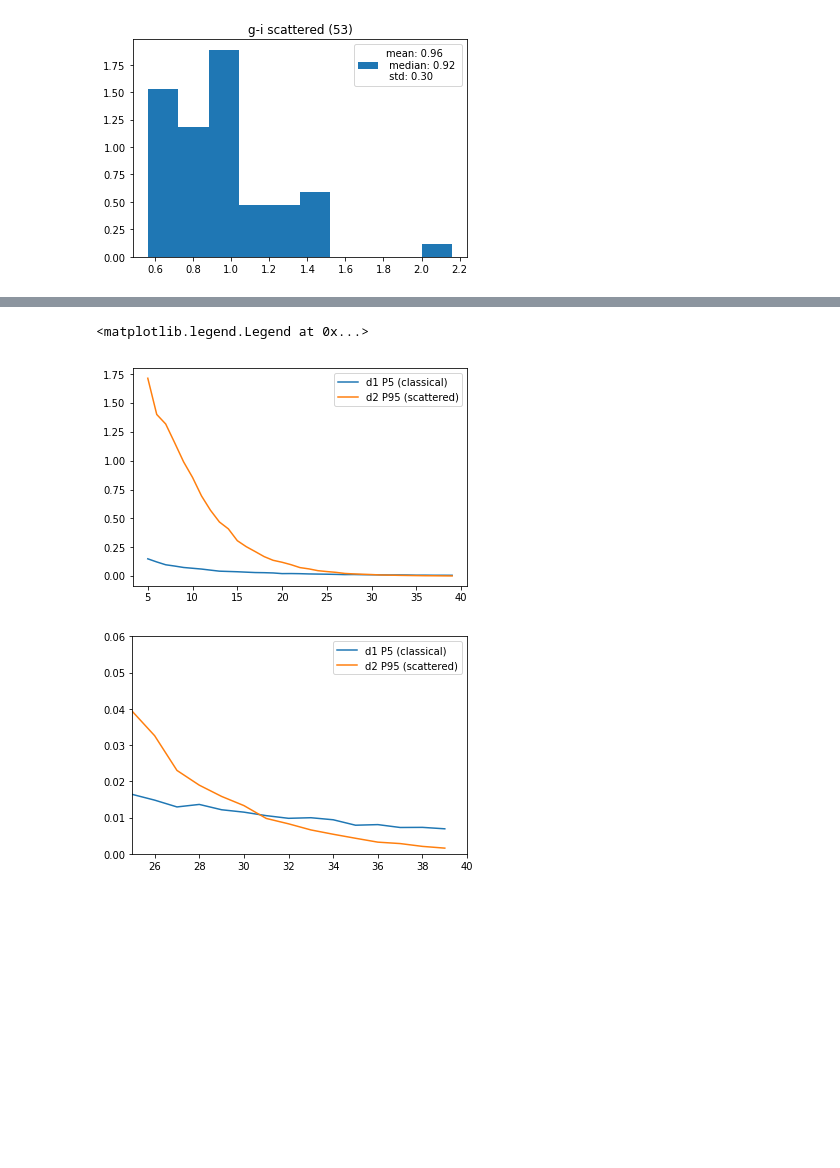
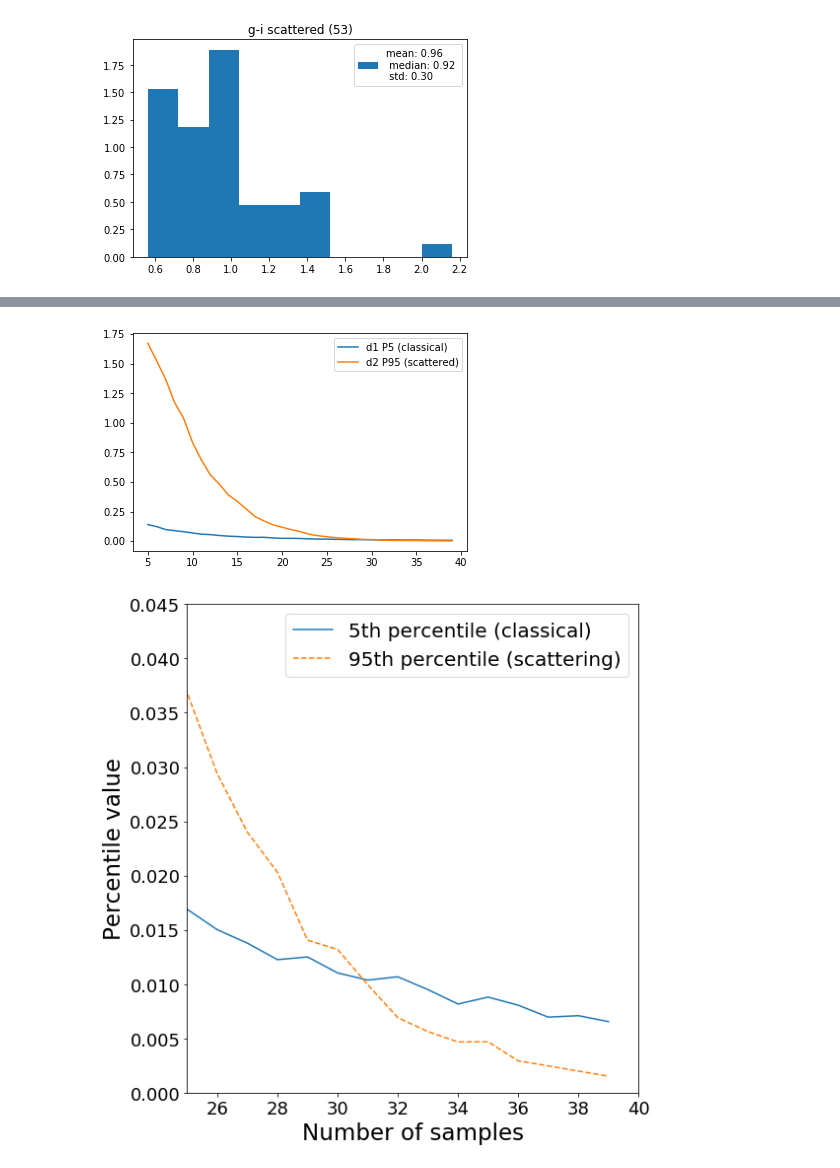
Before and after one commit to plazas/tnos_and_knos, a Jupyter notebook: des_tnos_likelihood_ratio.ipynb, the cells around one changed output, grey strips where cells are left out. Cells and saved outputs as stored; diff of their text form; code cells hidden in the pictures; blank space fills up the shorter version.

```diff
--- a/des_tnos_likelihood_ratio.ipynb
+++ b/des_tnos_likelihood_ratio.ipynb
@@ -94,0 +150,9 @@ print(len(detached), len(scattered), len(classical), len(resonant))
+# %%
+a = oi.QueryHorizons(59344, 59345, '@hst')
+
+#for object in extreme['MPC']:
+t = a.queryObjects(['2013 RC156'])
+# %%
+mask = np.unique(t['targetname'])
+print (mask)
+t[mask]
@@ -210,16 +310,22 @@ d2, 95 0.001563549401023985
 # %%
 fig = plt.figure()
 plt.plot(n_samples_array, threshold_d1_5, label='d1 P5 (classical)')
 plt.plot(n_samples_array, threshold_d2_95, label='d2 P95 (scattered)')
 plt.legend()
 
-fig = plt.figure()
-plt.plot(n_samples_array, threshold_d1_5, label='d1 P5 (classical)')
-plt.plot(n_samples_array, threshold_d2_95, label='d2 P95 (scattered)')
+fig = plt.figure(figsize=(8,8))
+plt.plot(n_samples_array, threshold_d1_5, label='5th percentile (classical)')
+plt.plot(n_samples_array, threshold_d2_95, '--',label='95th percentile (scattering)')
 plt.xlim([25,40])
-plt.ylim([0., 0.06])
-plt.legend()
+plt.ylim([0., 0.045])
+plt.ylabel("Percentile value", size=23)
+plt.xlabel("Number of samples", size=23)
+plt.tick_params(axis='both', which='major', labelsize=18)
+plt.tick_params(axis='both', which='minor', labelsize=13)
+#plt.title(r"5th and 95th percentiles for $g-i$ distributions"+ "\n"+ "in DESY6 classical and scattering populations", size=23)
+plt.legend(prop={'size': 20})
+plt.tight_layout()
+plt.savefig("./number_of_samples.pdf")
 # %% [output]
-<matplotlib.legend.Legend at 0x...>
-[figure, old version]
+[figure, new version]
-[figure, old version]
+[figure, new version]
```
Also changed, not shown: parts of 11 cells of this notebook, 1 other file.
